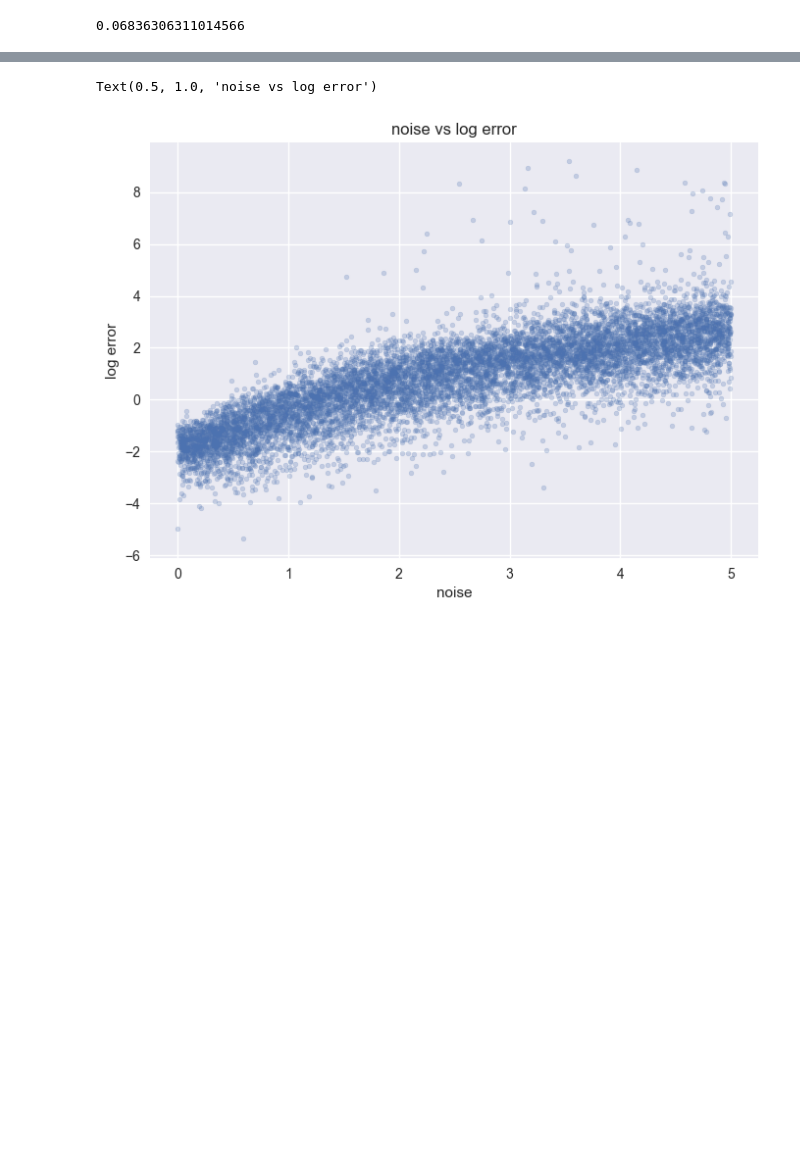
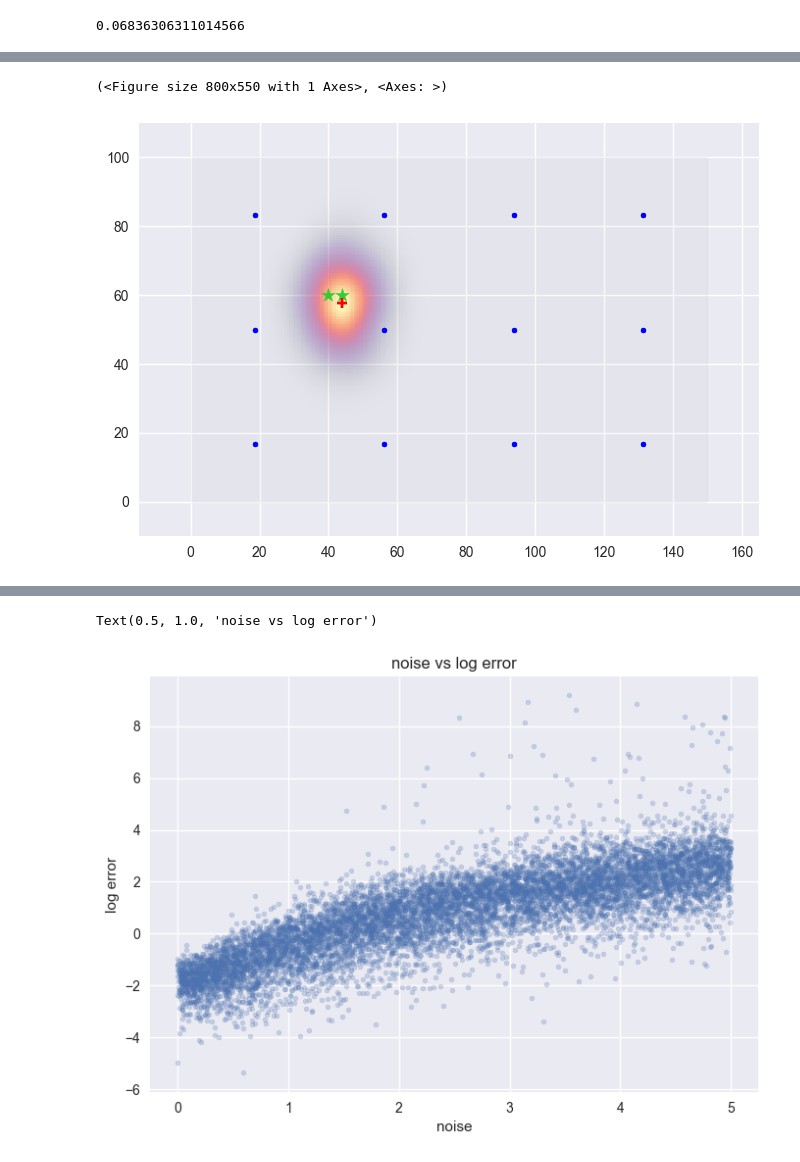
Before and after one commit to noaham/sigsen, a Jupyter notebook: examples/example.ipynb, the cells around one changed output, grey strips where cells are left out. Drawn from its saved outputs; the diff is of its cells as text; code cells hidden in the pictures; blank space fills up the shorter version.

```diff
--- a/examples/example.ipynb
+++ b/examples/example.ipynb
@@ -174,0 +181,11 @@ sigs.score()
+# %%
+sigs = arange.gen_data(
+    num_sources=2,
+    source_locs=np.array([[40, 60], [44, 60]]),
+    noise=4
+)
+sigs.compute_distribution(resolution=(200, 200))
+sigs.display(exp_factor=0.05, show_maxima=True)
+# %% [output]
+(<Figure size 800x550 with 1 Axes>, <Axes: >)
+[figure, added]
```
Also changed, not shown: parts of 6 cells of this notebook.
